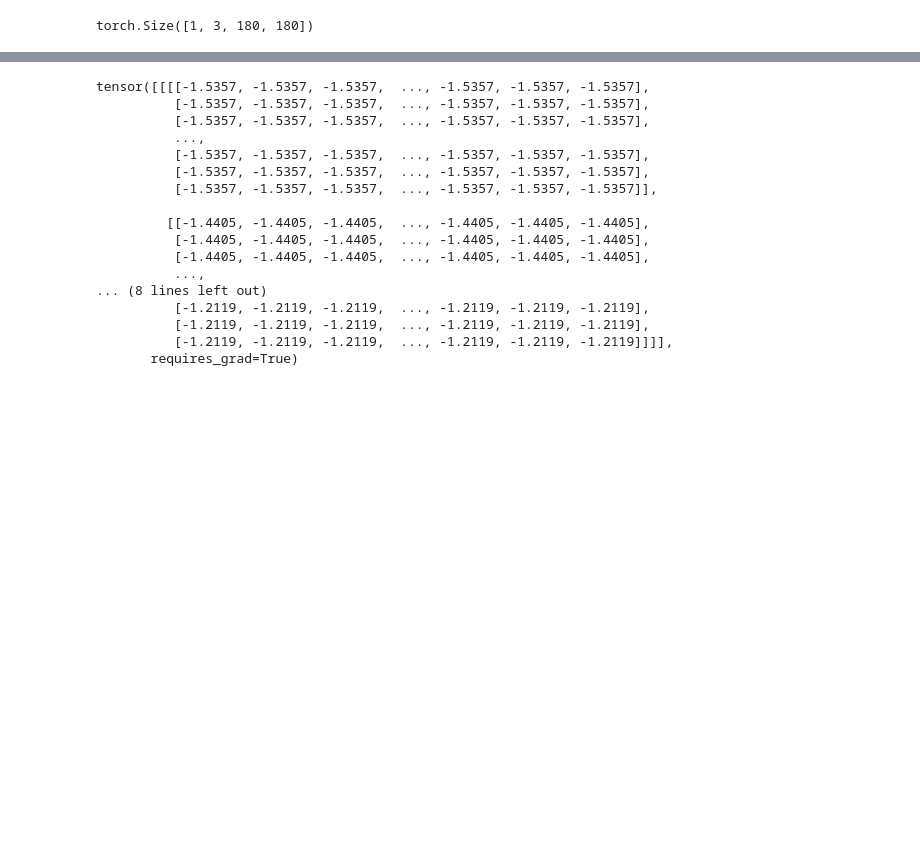
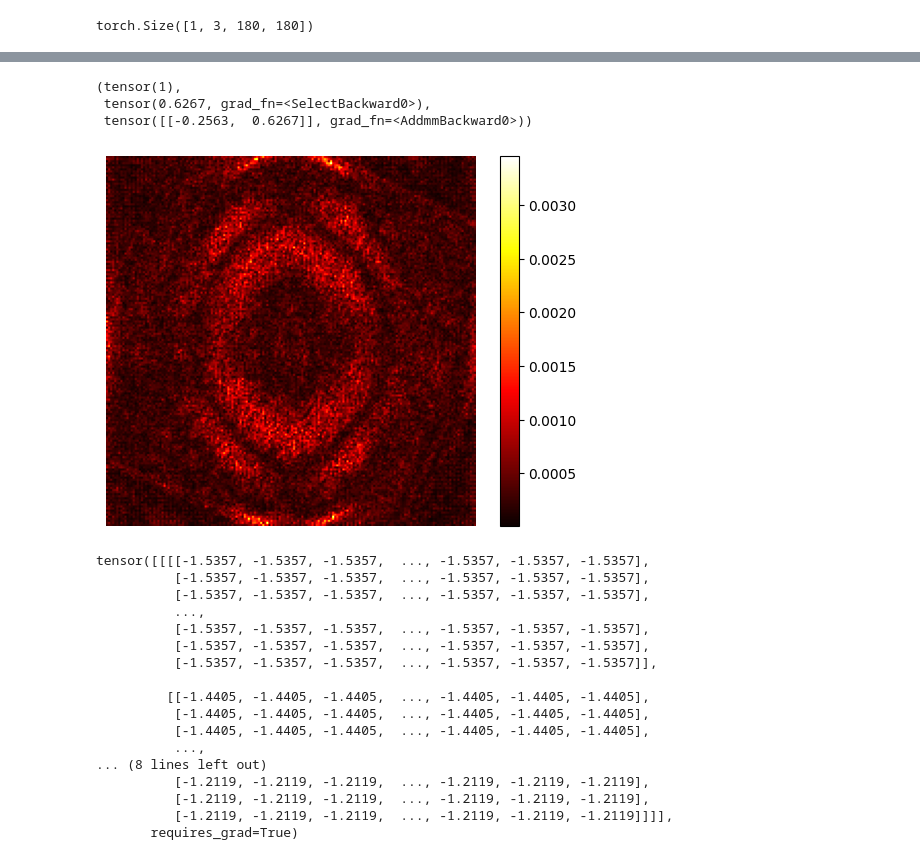
Before and after one commit to dissgod99/Chest-XRay-CNN-Project, a Jupyter notebook: notebook_test.ipynb, the cells around one changed output, grey strips where cells are left out. Saved outputs shown, nothing was run; the diff lists cells and outputs as text; code cells hidden in the pictures; blank space fills up the shorter version.

```diff
--- a/notebook_test.ipynb
+++ b/notebook_test.ipynb
@@ -69,6 +98,6 @@ CNNModel(
 # %%
 #img = Image.open("uploaded_images/person16_virus_47.jpeg")
-img = cv2.imread("uploaded_images/person9_bacteria_41.jpeg")
+img = cv2.imread("uploaded_images/person1_bacteria_1.jpeg")
 img_resized = cv2.resize(img, (IMAGE_SIZE, IMAGE_SIZE))
 img_rgb = Image.fromarray(cv2.cvtColor(img_resized, cv2.COLOR_BGR2RGB))
 transformed_image = image_tensor(img_rgb)
@@ -85,0 +160,6 @@ torch.Size([1, 3, 180, 180])
+# %%
+score_max_index, score_max, scores
+# %% [output]
+(tensor(1),
+ tensor(0.6267, grad_fn=<SelectBackward0>),
+ tensor([[-0.2563,  0.6267]], grad_fn=<AddmmBackward0>))
@@ -86,3 +172,18 @@ torch.Size([1, 3, 180, 180])
+# %%
+'''
+Saliency would be the gradient with respect to the input image now. But note that the input image has 3 channels,
+R, G and B. To derive a single class saliency value for each pixel (i, j),  we take the maximum magnitude
+across all colour channels.
+'''
+saliency, _ = torch.max(image.grad.data.abs(),dim=1)
+# %%
+# code to plot the saliency map as a heatmap
+plt.imshow(saliency[0], cmap=plt.cm.hot)
+plt.axis('off')
+plt.colorbar()  # Add a colorbar for reference
+plt.show()
+# %% [output]
+[figure, added]
 # %%
 image.requires_grad = True  # Set requires_grad to compute gradients
 
```
Also changed, not shown: parts of 7 cells of this notebook.
